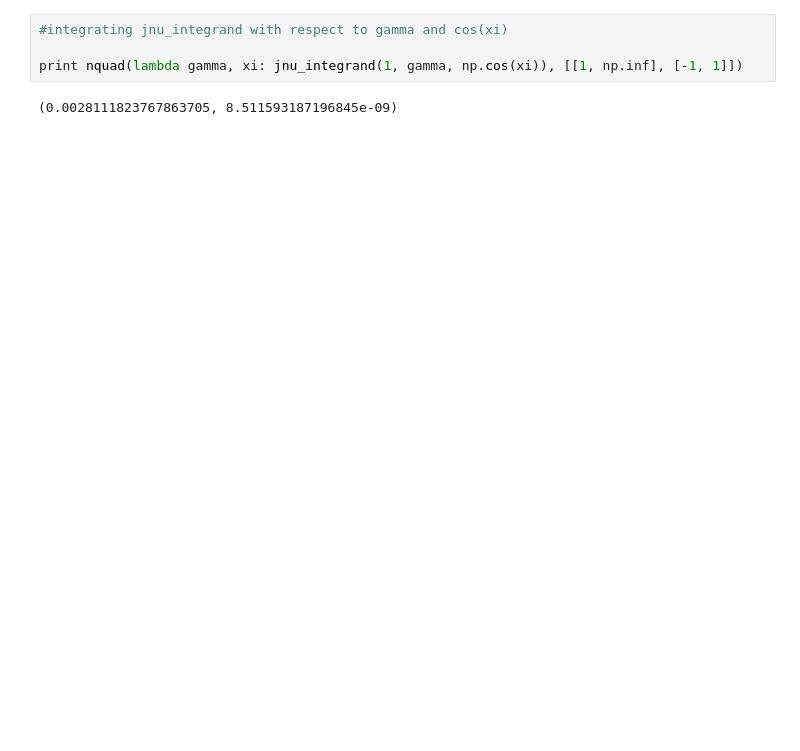
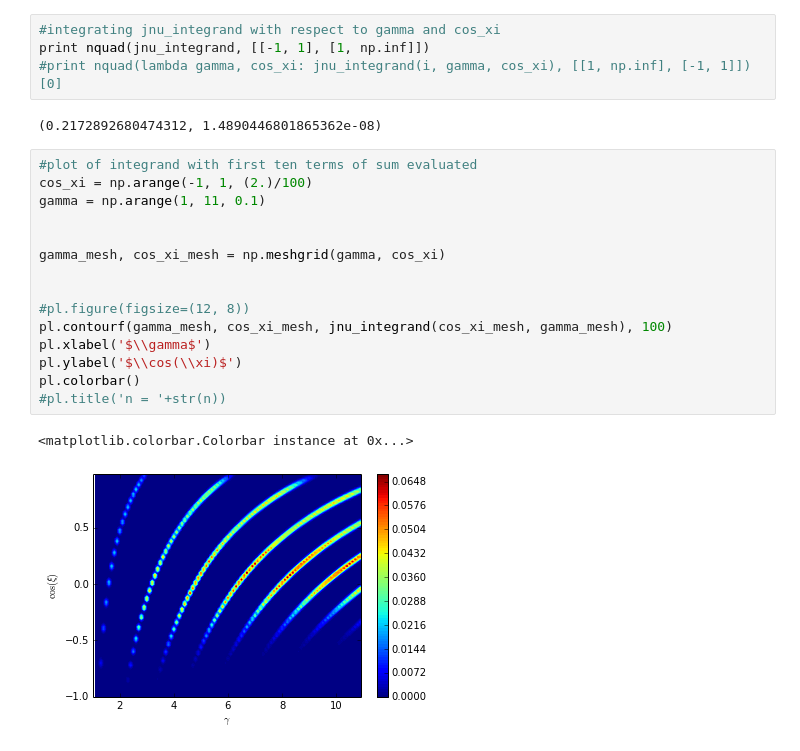
Before and after one commit to aapandy2/kappa_distributions, a Jupyter notebook: integrating_jnu.ipynb, the cells around one changed output. Drawn from its saved outputs; the diff is of its cells as text; blank space fills up the shorter version.

```diff
--- a/integrating_jnu.ipynb
+++ b/integrating_jnu.ipynb
@@ -56,6 +85,24 @@ def jnu_integrand(n, gamma, xi):
 # %%
-#integrating jnu_integrand with respect to gamma and cos(xi)
-
-print nquad(lambda gamma, xi: jnu_integrand(1, gamma, np.cos(xi)), [[1, np.inf], [-1, 1]])
+#integrating jnu_integrand with respect to gamma and cos_xi
+print nquad(jnu_integrand, [[-1, 1], [1, np.inf]])
+#print nquad(lambda gamma, cos_xi: jnu_integrand(i, gamma, cos_xi), [[1, np.inf], [-1, 1]])[0]
 # %% [output]
-(0.0028111823767863705, 8.511593187196845e-09)
+(0.2172892680474312, 1.4890446801865362e-08)
+# %%
+#plot of integrand with first ten terms of sum evaluated
+cos_xi = np.arange(-1, 1, (2.)/100)
+gamma = np.arange(1, 11, 0.1)
+
+
+gamma_mesh, cos_xi_mesh = np.meshgrid(gamma, cos_xi)
+
+
+#pl.figure(figsize=(12, 8))
+pl.contourf(gamma_mesh, cos_xi_mesh, jnu_integrand(cos_xi_mesh, gamma_mesh), 100)
+pl.xlabel('$\\gamma$')
+pl.ylabel('$\\cos(\\xi)$')
+pl.colorbar()
+#pl.title('n = '+str(n))
+# %% [output]
+<matplotlib.colorbar.Colorbar instance at 0x...>
+[figure, added]
```
Also changed, not shown: parts of 2 cells of this notebook, 1 other file.
